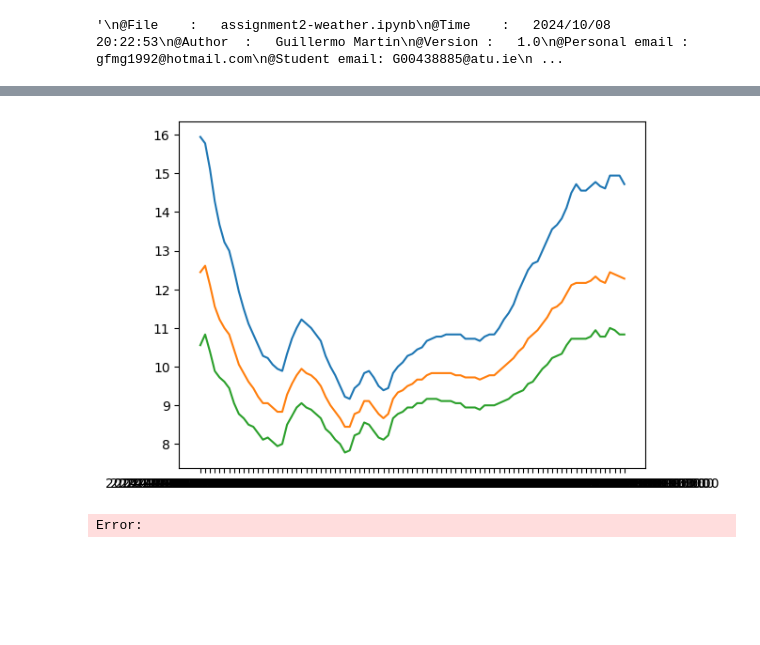
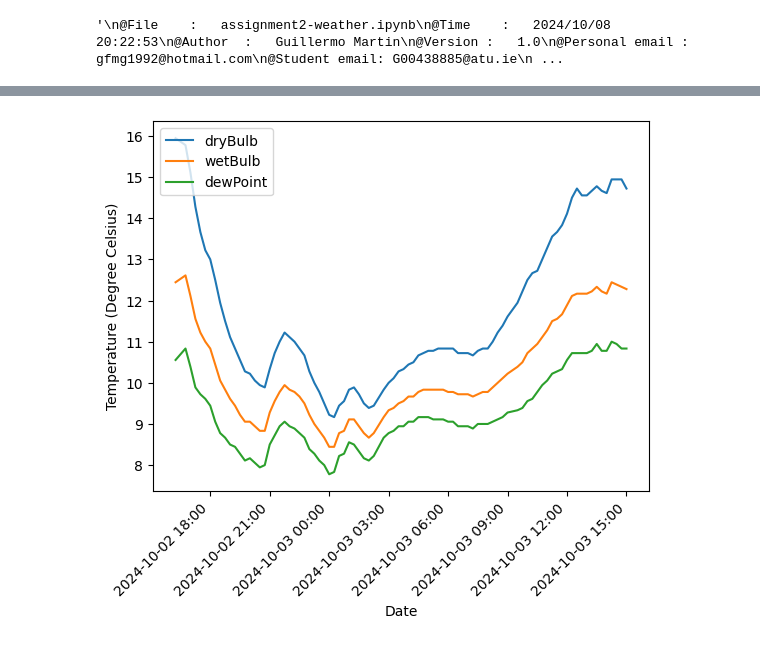
Before and after one commit to gfmg/PFDA, a Jupyter notebook: assignment/assignment2-weather.ipynb, the cells around one changed output, grey strips where cells are left out. Saved outputs shown, nothing was run; the diff lists cells and outputs as text; code cells hidden in the pictures; blank space fills up the shorter version.

```diff
--- a/assignment/assignment2-weather.ipynb
+++ b/assignment/assignment2-weather.ipynb
@@ -25,6 +26,10 @@ import matplotlib.pyplot as plt
 #Reference: https://stackoverflow.com/questions/55240330/how-to-read-csv-file-from-github-using-pandas
 url = 'https://raw.githubusercontent.com/andrewbeattycourseware/PFDA-courseware/main/assignment/weatherreadings1.csv'
 df = pd.read_csv(url)
-df.info()
-df.head()
+#df.info()
+#Change Dates to DateTime formats
+df['reportEndDateTime'] = pd.to_datetime(df['reportEndDateTime']) #Change the column to DateTime format for plotting
+timediff= df['reportEndDateTime'].diff()
+timediff.min()
+#df.head(n=2) #Date every 15-30 minutes?
 # %% [output]
@@ -55,13 +37,20 @@ memory usage: 22.0+ KB
-# %%
-#Temperature columns (tc) in the data:
-tc = df.filter(like='Temperature_Celsius', axis=1)
-
-fig, ax = plt.subplots()
-
-for i in tc:
-    ax.plot(df['reportEndDateTime'], df[i], label=i)
-
-plt.show()
-# %% [output]
-[figure, removed]
-Error:
+# %%
+#Temperature columns (tc) in the data to loop over
+tc = df.filter(like='Temperature_Celsius', axis=1)
+tl = [x.replace('Temperature_Celsius', '') for x in tc] # Rename the labels to make them less redundant
+
+fig, ax = plt.subplots() #Define plot
+
+for i, col in enumerate(tc.columns): #Loop over the temperature columns
+    ax.plot(df['reportEndDateTime'], df[col], label=tl[i])
+
+ax.xaxis.set_major_locator(mdates.AutoDateLocator()) #Was not sure how to plot dates: https://matplotlib.org/stable/gallery/text_labels_and_annotations/date.html
+ax.xaxis.set_major_formatter(mdates.DateFormatter('%Y-%m-%d %H:%M')) #Format of the date as Year month Day, hour minute
+
+plt.xticks(rotation=45,ha='right') #45 degree labels for visualization
+plt.xlabel("Date")
+plt.ylabel("Temperature (Degree Celsius)")
+plt.legend(loc="upper left")
+plt.show()
+# %% [output]
+[figure, added]
```
Also changed, not shown: parts of 2 cells of this notebook, 1 other file.
